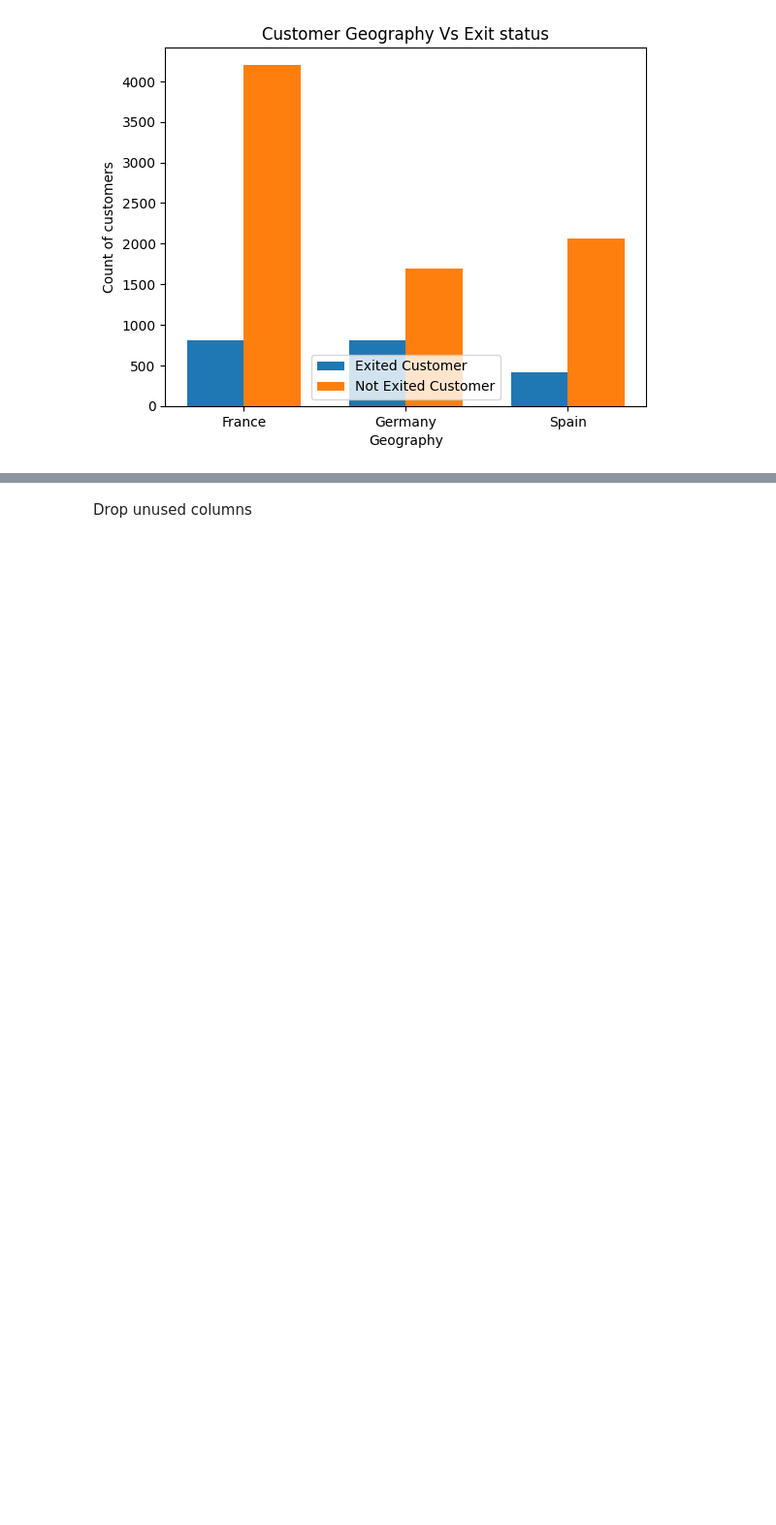
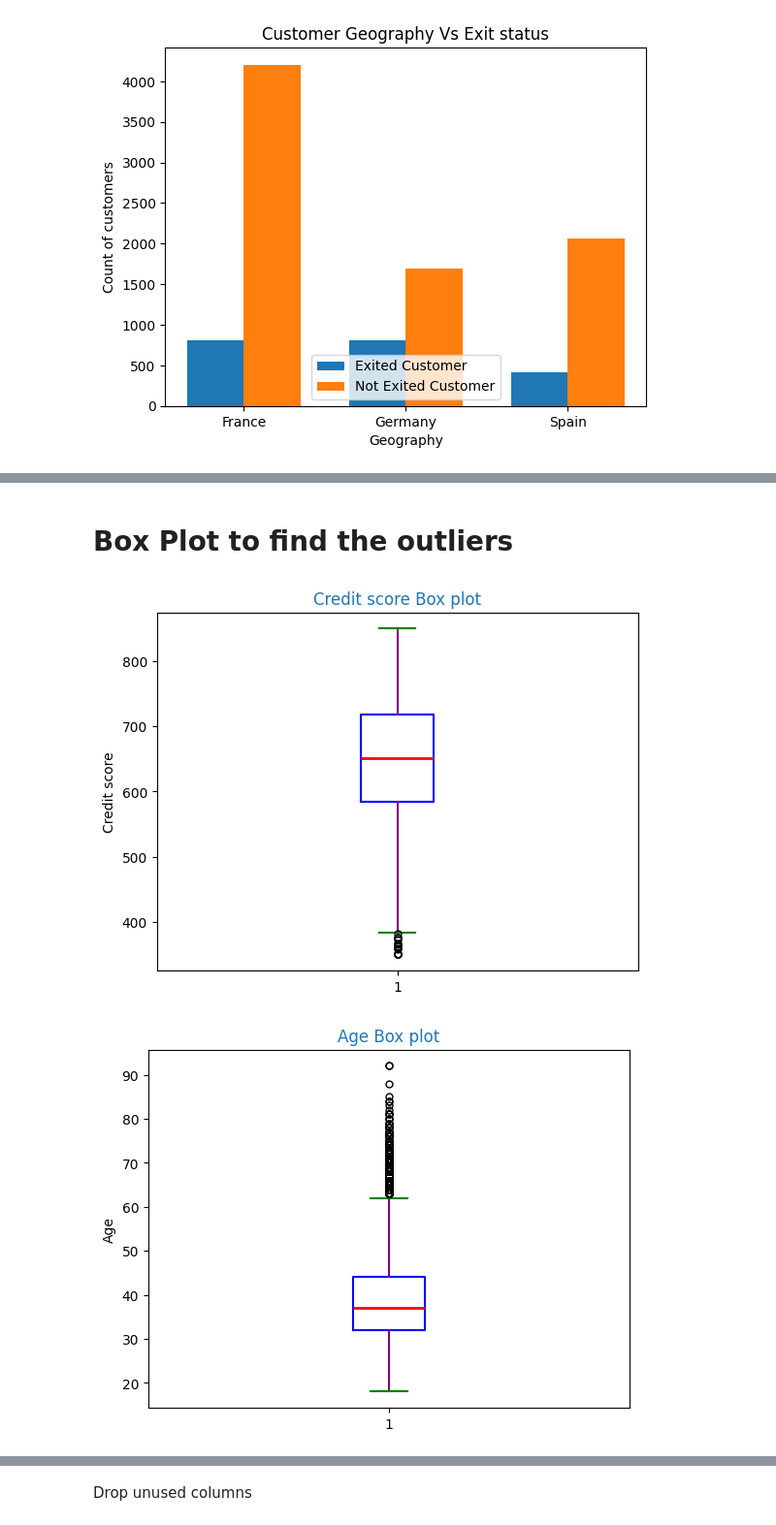
Before and after one commit to saeed159/Customer-churn-prediction-and-Analysis, a Jupyter notebook: EDA_Bank_Customers_Churn.ipynb, the cells around one changed output, grey strips where cells are left out. Shown at 97% size. Cells and saved outputs as stored; diff of their text form; code cells hidden in the pictures; blank space fills up the shorter version.

```diff
--- a/EDA_Bank_Customers_Churn.ipynb
+++ b/EDA_Bank_Customers_Churn.ipynb
@@ -446,3 +450,32 @@ plt.show()
 
 5. Mean of some features are clearly different  for the grouped goal class (Exited)
 </div> -->
+# %% [markdown]
+# Box Plot to find the outliers
+# %%
+features=['Credit score','Age', 'Tenure ', 'Balance', 'NumOfProducts', 'EstimatedSalary']
+
+for f in features :
+    plt.boxplot(data[f],boxprops=dict(color="blue", linewidth=1.5),  # Box border color
+        whiskerprops=dict(color="purple", linewidth=1.5),  # Whisker color
+        capprops=dict(color="green", linewidth=1.5),  # Cap color
+        medianprops=dict(color="red", linewidth=2),  # Median line color
+        flierprops=dict(marker='o', color='orange', markersize=5))
+    # Add labels and formatting
+    # plt.xlabel("Exited Group")
+    plt.ylabel(f)
+    tit=f+" Box plot"
+    plt.title(tit,fontsize=12, color="#1f77b4")
+    # plt.xticks(x, counts.index)
+    # plt.legend(loc='lower center')
+    # plt.tight_layout()
+
+
+
+
+
+    # Show the plot
+    plt.show()
+# %% [output]
+[figure, added]
+[figure, added]
```
Also changed, not shown: parts of 14 cells of this notebook.
